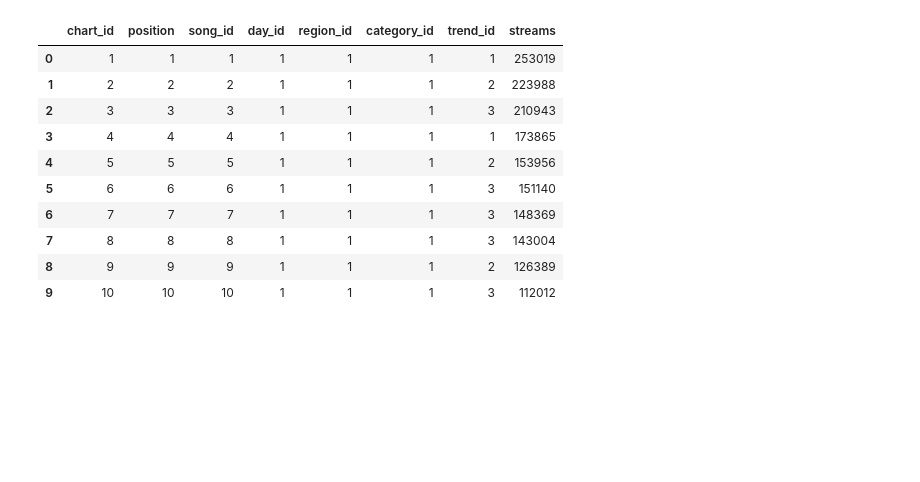
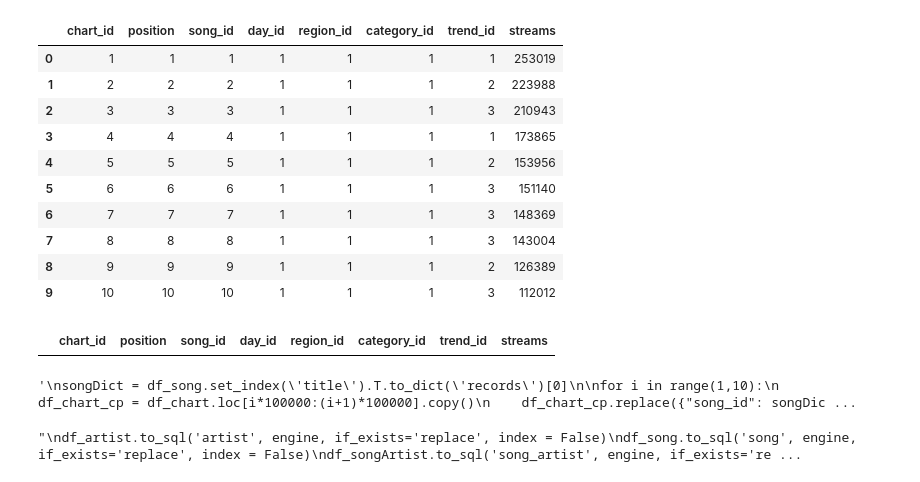
Before and after one commit to JakubBurczyk/AD_SpotifyAnalyzer, a Jupyter notebook: scripts/createDatabase.ipynb, the cells around one changed output. Drawn from its saved outputs; the diff is of its cells as text; code cells hidden in the pictures; blank space fills up the shorter version.

```diff
--- a/scripts/createDatabase.ipynb
+++ b/scripts/createDatabase.ipynb
@@ -269,7 +254,11 @@ trendDict = df_trend.set_index('trend').T.to_dict('records')[0]
 dayDict = df_day.set_index('date').T.to_dict('records')[0]
 regionDict = df_region.set_index('name').T.to_dict('records')[0]
 categoryDict = df_category.set_index('name').T.to_dict('records')[0]
-df_chart.replace({"song_id": songDict, "day_id": dayDict, "region_id": regionDict, "category_id": categoryDict, "trend_id": trendDict}, inplace=True)
+df_chart.replace({"song_id": songDict}, inplace=True)
+df_chart.replace({"day_id": dayDict}, inplace=True)
+df_chart.replace({"region_id": regionDict}, inplace=True)
+df_chart.replace({"category_id": categoryDict}, inplace=True)
+df_chart.replace({"trend_id": trendDict}, inplace=True)
 
 df_chart['streams'] = df_chart['streams'].astype(pd.Int64Dtype())
 
@@ -286,7 +275,27 @@ df_chart.head(10)
 | 7 | 8 | 8 | 8 | 1 | 1 | 1 | 3 | 143004 |
 | 8 | 9 | 9 | 9 | 1 | 1 | 1 | 2 | 126389 |
 | 9 | 10 | 10 | 10 | 1 | 1 | 1 | 3 | 112012 |
+# %%
+df = pd.DataFrame(columns = list(df_chart.columns))
+df.to_csv('../data/df_chart.csv', mode='w', index = 'False')
+df
+# %% [output]
+|  | chart_id | position | song_id | day_id | region_id | category_id | trend_id | streams |
+# %%
+"""
+songDict = df_song.set_index('title').T.to_dict('records')[0]
+
+for i in range(1,10):
+    df_chart_cp = df_chart.loc[i*100000:(i+1)*100000].copy()
+    df_chart_cp.replace({"song_id": songDict}, inplace=True)
+    df_chart.update(df_chart_cp)
+
+df_songArtist.head(10)
+"""
+# %% [output]
+'\nsongDict = df_song.set_index(\'title\').T.to_dict(\'records\')[0]\n\nfor i in range(1,10):\n    df_chart_cp = df_chart.loc[i*100000:(i+1)*100000].copy()\n    df_chart_cp.replace({"song_id": songDic ...
 # %%
+"""
 df_artist.to_sql('artist', engine, if_exists='replace', index = False)
 df_song.to_sql('song', engine, if_exists='replace', index = False)
 df_songArtist.to_sql('song_artist', engine, if_exists='replace', index = False)
@@ -295,3 +304,6 @@ df_day.to_sql('day', engine, if_exists='replace', index = False)
 df_region.to_sql('region', engine, if_exists='replace', index = False)
 df_category.to_sql('category', engine, if_exists='replace', index = False)
 df_chart.to_sql('chart', engine, if_exists='replace', index = False)
+"""
+# %% [output]
+"\ndf_artist.to_sql('artist', engine, if_exists='replace', index = False)\ndf_song.to_sql('song', engine, if_exists='replace', index = False)\ndf_songArtist.to_sql('song_artist', engine, if_exists='re ...
```
Also changed, not shown: parts of 4 cells of this notebook, 1 other file.
